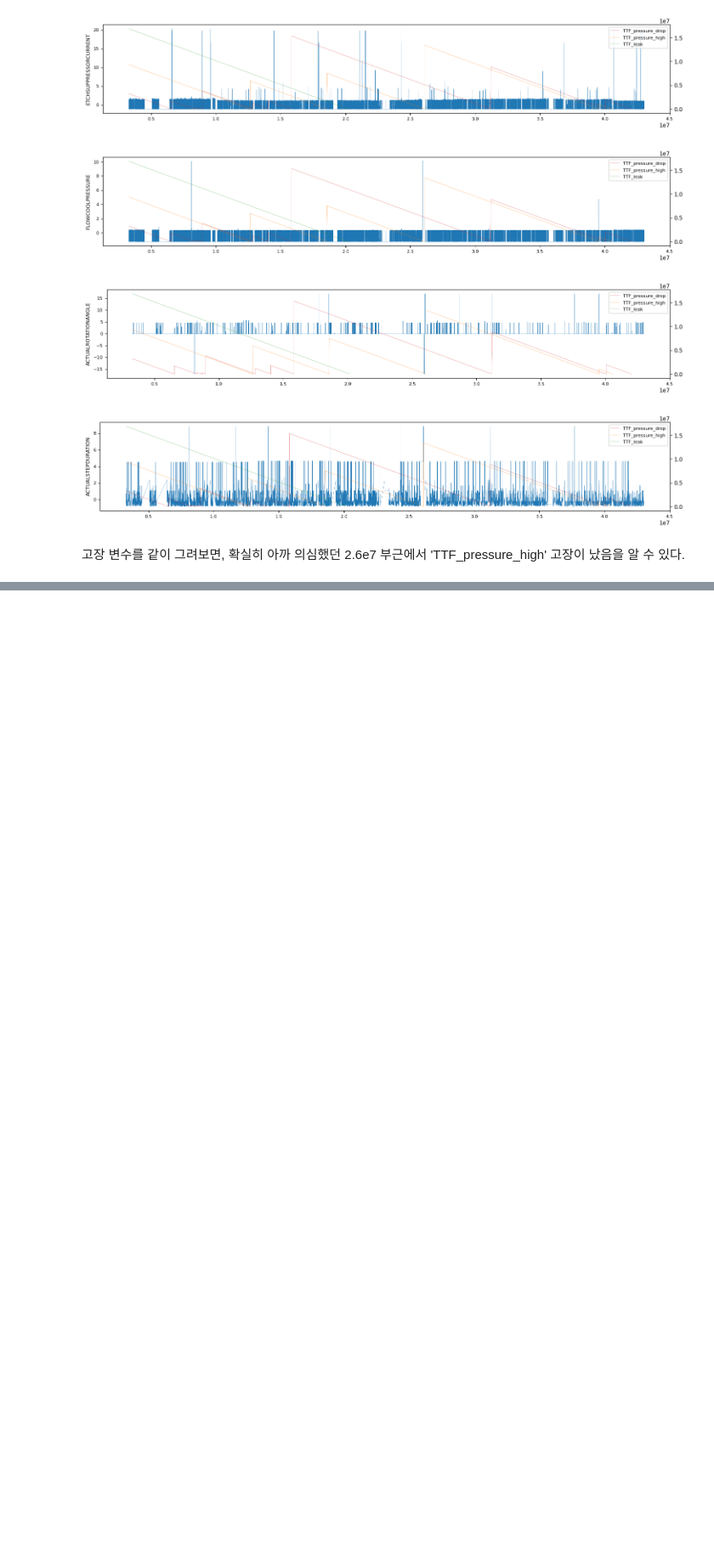
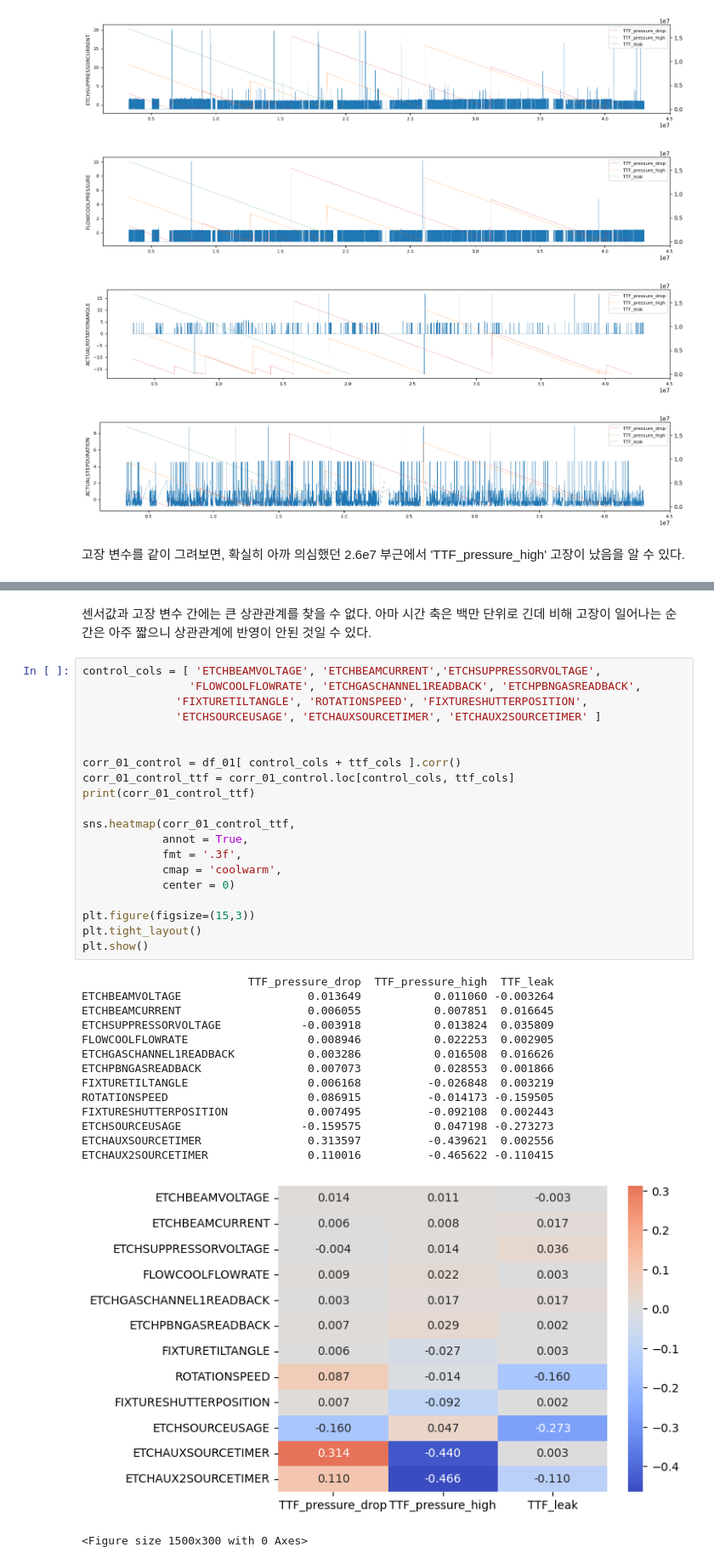
Before and after one commit to YoungJang-KR/semiconductor-fault-detection, a Jupyter notebook: 01_EDA_PHM18_etching.ipynb, the cells around one changed output, grey strips where cells are left out. Shown at 85% size. Drawn from its saved outputs; the diff is of its cells as text; blank space fills up the shorter version.

```diff
--- a/01_EDA_PHM18_etching.ipynb
+++ b/01_EDA_PHM18_etching.ipynb
@@ -109,0 +141,38 @@ for col in sensor_cols:
+# %% [markdown]
+센서값과 고장 변수 간에는 큰 상관관계를 찾을 수 없다. 아마 시간 축은 백만 단위로 긴데 비해 고장이 일어나는 순간은 아주 짧으니 상관관계에 반영이 안된 것일 수 있다.
+# %%
+control_cols = [ 'ETCHBEAMVOLTAGE', 'ETCHBEAMCURRENT','ETCHSUPPRESSORVOLTAGE',
+                'FLOWCOOLFLOWRATE', 'ETCHGASCHANNEL1READBACK', 'ETCHPBNGASREADBACK',
+              'FIXTURETILTANGLE', 'ROTATIONSPEED', 'FIXTURESHUTTERPOSITION',
+              'ETCHSOURCEUSAGE', 'ETCHAUXSOURCETIMER', 'ETCHAUX2SOURCETIMER' ]
+
+
+corr_01_control = df_01[ control_cols + ttf_cols ].corr()
+corr_01_control_ttf = corr_01_control.loc[control_cols, ttf_cols]
+print(corr_01_control_ttf)
+
+sns.heatmap(corr_01_control_ttf,
+            annot = True,
+            fmt = '.3f',
+            cmap = 'coolwarm',
+            center = 0)
+
+plt.figure(figsize=(15,3))
+plt.tight_layout()
+plt.show()
+# %% [output]
+                         TTF_pressure_drop  TTF_pressure_high  TTF_leak
+ETCHBEAMVOLTAGE                   0.013649           0.011060 -0.003264
+ETCHBEAMCURRENT                   0.006055           0.007851  0.016645
+ETCHSUPPRESSORVOLTAGE            -0.003918           0.013824  0.035809
+FLOWCOOLFLOWRATE                  0.008946           0.022253  0.002905
+ETCHGASCHANNEL1READBACK           0.003286           0.016508  0.016626
+ETCHPBNGASREADBACK                0.007073           0.028553  0.001866
+FIXTURETILTANGLE                  0.006168          -0.026848  0.003219
+ROTATIONSPEED                     0.086915          -0.014173 -0.159505
+FIXTURESHUTTERPOSITION            0.007495          -0.092108  0.002443
+ETCHSOURCEUSAGE                  -0.159575           0.047198 -0.273273
+ETCHAUXSOURCETIMER                0.313597          -0.439621  0.002556
+ETCHAUX2SOURCETIMER               0.110016          -0.465622 -0.110415
+[figure, added]
+<Figure size 1500x300 with 0 Axes>
```
Also changed, not shown: parts of 3 cells of this notebook.
